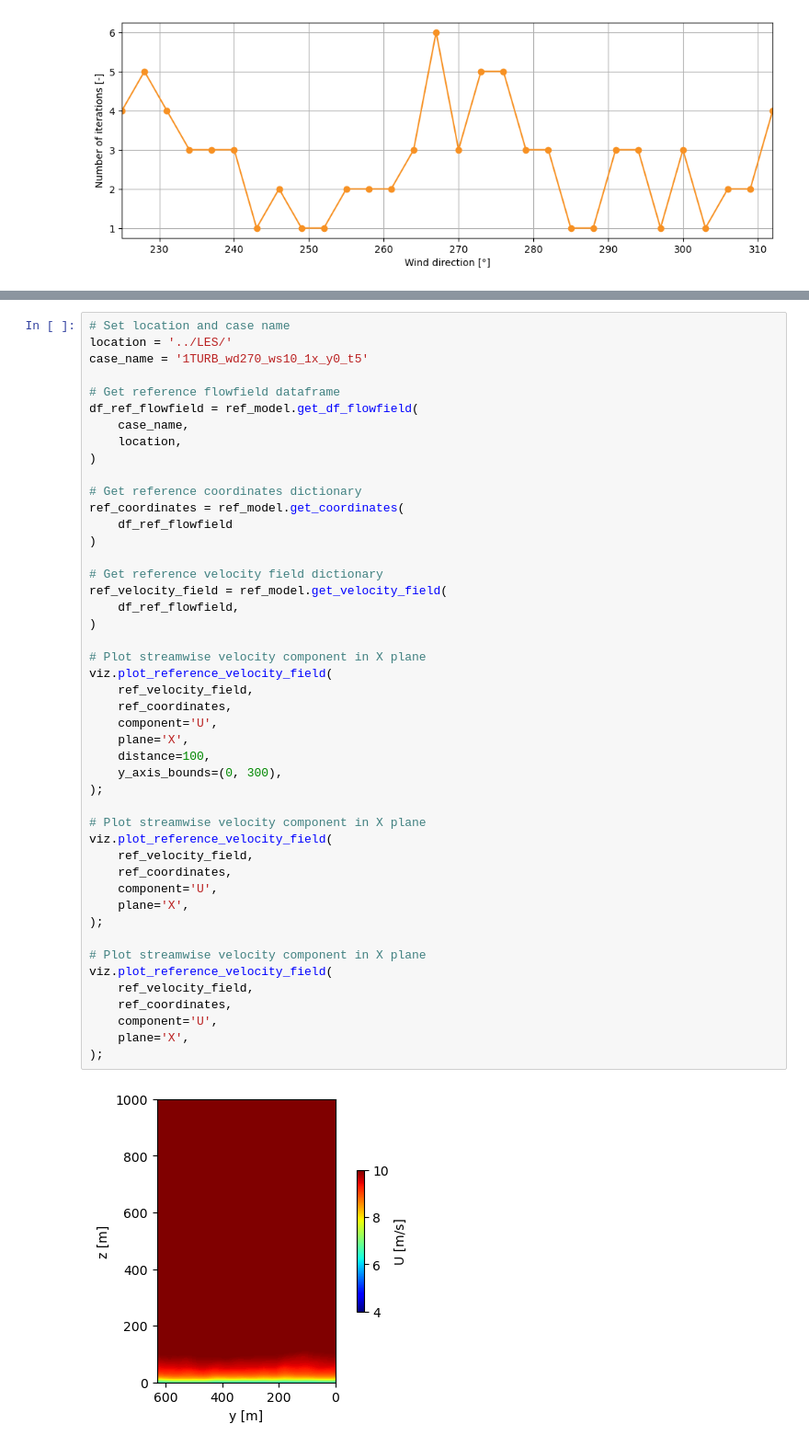
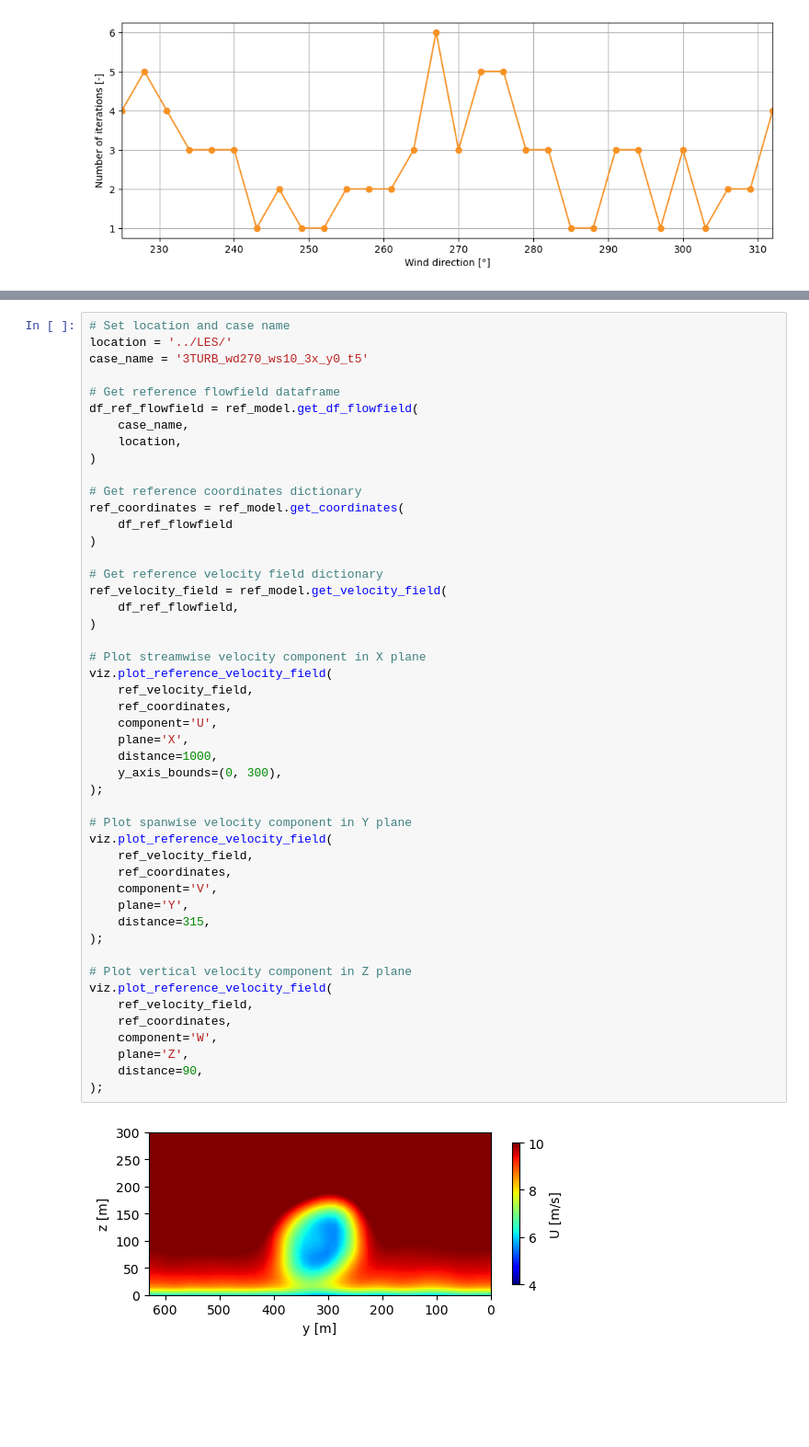
Before and after one commit to chrisosse/TouchWind_Optimization_Framework, a Jupyter notebook: framework_test.ipynb, the cells around one changed output, grey strips where cells are left out. Shown: that part at 92% size. Saved outputs shown, nothing was run; the diff lists cells and outputs as text; blank space fills up the shorter version.

```diff
--- a/framework_test.ipynb
+++ b/framework_test.ipynb
@@ -529,7 +548,7 @@ plt.show()
 # %%
 # Set location and case name
 location = '../LES/'
-case_name = '1TURB_wd270_ws10_1x_y0_t5'
+case_name = '3TURB_wd270_ws10_3x_y0_t5'
 
 # Get reference flowfield dataframe
 df_ref_flowfield = ref_model.get_df_flowfield(
@@ -539,38 +558,40 @@ df_ref_flowfield = ref_model.get_df_flowfield(
 
 # Get reference coordinates dictionary
 ref_coordinates = ref_model.get_coordinates(
     df_ref_flowfield
 )
 
 # Get reference velocity field dictionary
 ref_velocity_field = ref_model.get_velocity_field(
     df_ref_flowfield,
 )
 
 # Plot streamwise velocity component in X plane
 viz.plot_reference_velocity_field(
     ref_velocity_field,
     ref_coordinates,
     component='U',
     plane='X',
-    distance=100,
+    distance=1000,
     y_axis_bounds=(0, 300),
 );
 
-# Plot streamwise velocity component in X plane
+# Plot spanwise velocity component in Y plane
 viz.plot_reference_velocity_field(
     ref_velocity_field,
     ref_coordinates,
-    component='U',
-    plane='X',
+    component='V',
+    plane='Y',
+    distance=315,
 );
 
-# Plot streamwise velocity component in X plane
+# Plot vertical velocity component in Z plane
 viz.plot_reference_velocity_field(
     ref_velocity_field,
     ref_coordinates,
-    component='U',
-    plane='X',
+    component='W',
+    plane='Z',
+    distance=90,
 );
 # %% [output]
-[figure, old version]
+[figure, new version]
```
Also changed, not shown: parts of 9 cells of this notebook, 1 other file.
